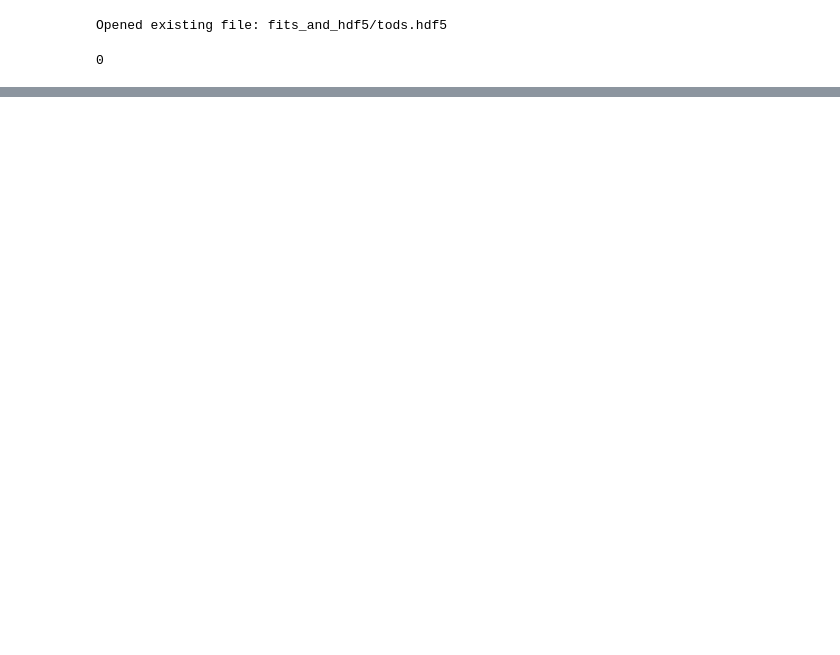
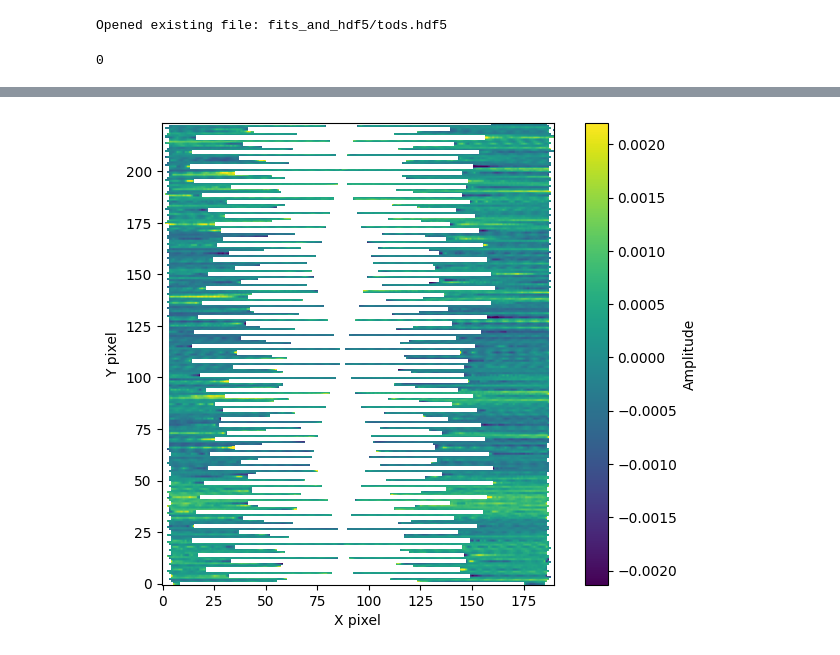
Before and after one commit to tim-balloon/TIM_analysis, a Jupyter notebook: namap/namap_notebook_example.ipynb, the cells around one changed output, grey strips where cells are left out. Saved outputs shown, nothing was run; the diff lists cells and outputs as text; code cells hidden in the pictures; blank space fills up the shorter version.

```diff
--- a/namap/namap_notebook_example.ipynb
+++ b/namap/namap_notebook_example.ipynb
@@ -224,29 +225,40 @@ ax.set_ylabel('Dec (deg)')
 # %%
 # create the maps and save them in fits_and_hdf5/
 #--------------------
-coadd = False #If True, coadd all detectors into one map. Else, save individual detector maps.
+coadd = True #If True, coadd all detectors into one map. Else, save individual detector maps.
 #-------------------
 parallactic=[]
 if P['telescope_coordinate']:
     for j, (c1, c2) in enumerate(zip(coord1slice,coord2slice)):
         tel = pt.utils(c1, c2, lst_data, lat_data)
         parallactic.append( tel.parallactic_angle() )
 else:
     for j, (c1, c2) in enumerate(zip(coord1slice,coord2slice)):
         parallactic.append(np.zeros_like(c1, dtype=DT))
 
 #---------------------------------
 
 #--------------------
 #Create the maps
 maps = mp.maps(P['ctype'],
             np.asarray([P['crpix'][0],P['crpix'][1]]),
             np.asarray([P['cdelt'][0],P['cdelt'][1]]),
             np.asarray([P['crval'][0], P['crval'][1]]),
             np.asarray([P['pixnum'][0],P['pixnum'][1]]),
             cleaned_data, coord1slice, coord2slice, convolution, std, P['output_map'], DT,IT,
             coadd=coadd,   parang=parallactic, params=str(P)) #noise=noise_det,telcoord = P['telescope_coordinate'],
 
 maps.wcs_proj()
 map_values = maps.map2d()
 #--------------------
+
+zscale = ZScaleInterval()
+vmin, vmax = zscale.get_limits(map_values)
+plt.figure(figsize=(8, 6))
+plt.imshow(map_values, origin='lower', cmap='viridis', vmin=vmin, vmax=vmax)
+plt.colorbar(label='Amplitude')
+plt.xlabel('X pixel')
+plt.ylabel('Y pixel')
+plt.show()
+# %% [output]
+[figure, added]
```
Also changed, not shown: parts of 8 cells of this notebook, 2 other files.
